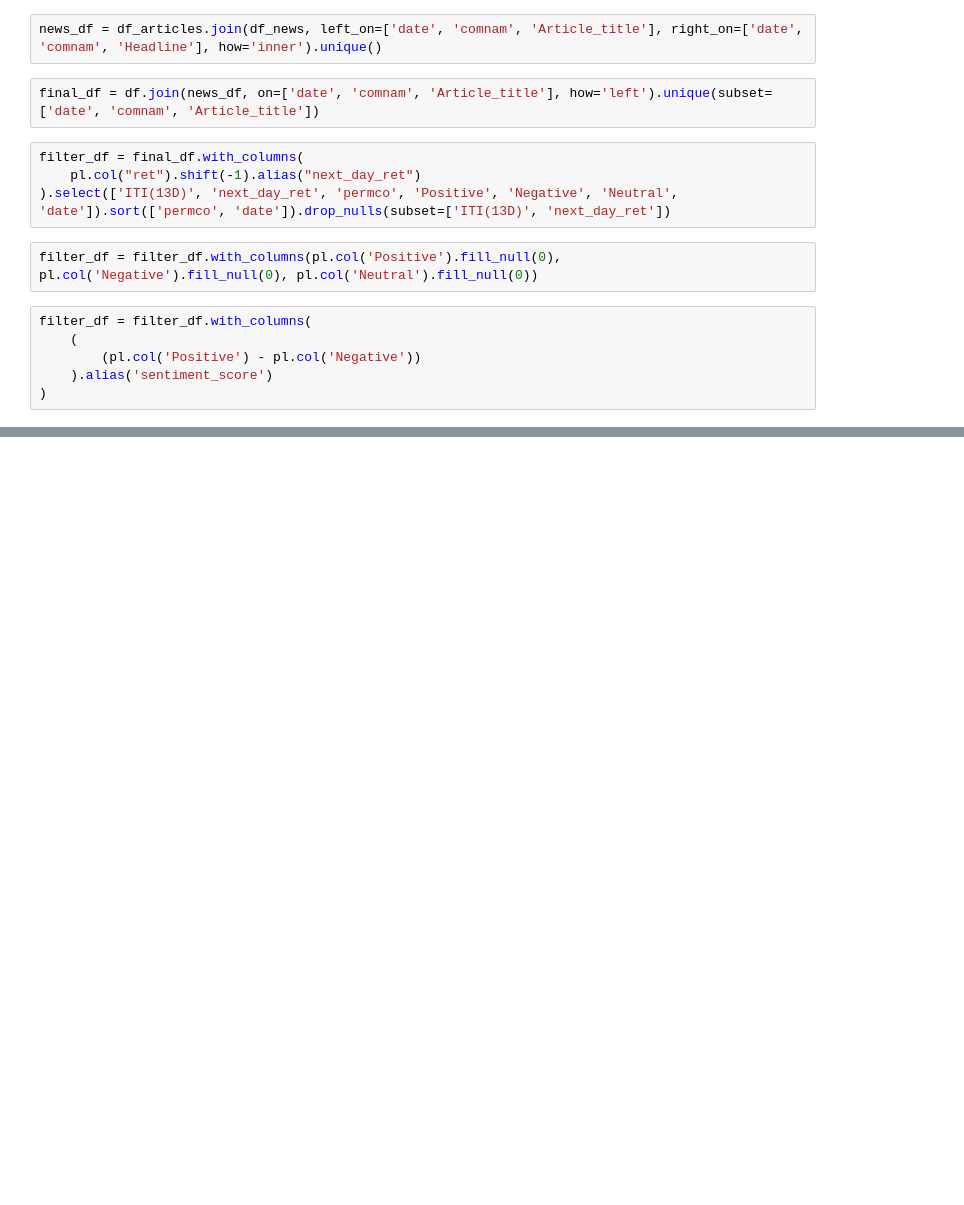
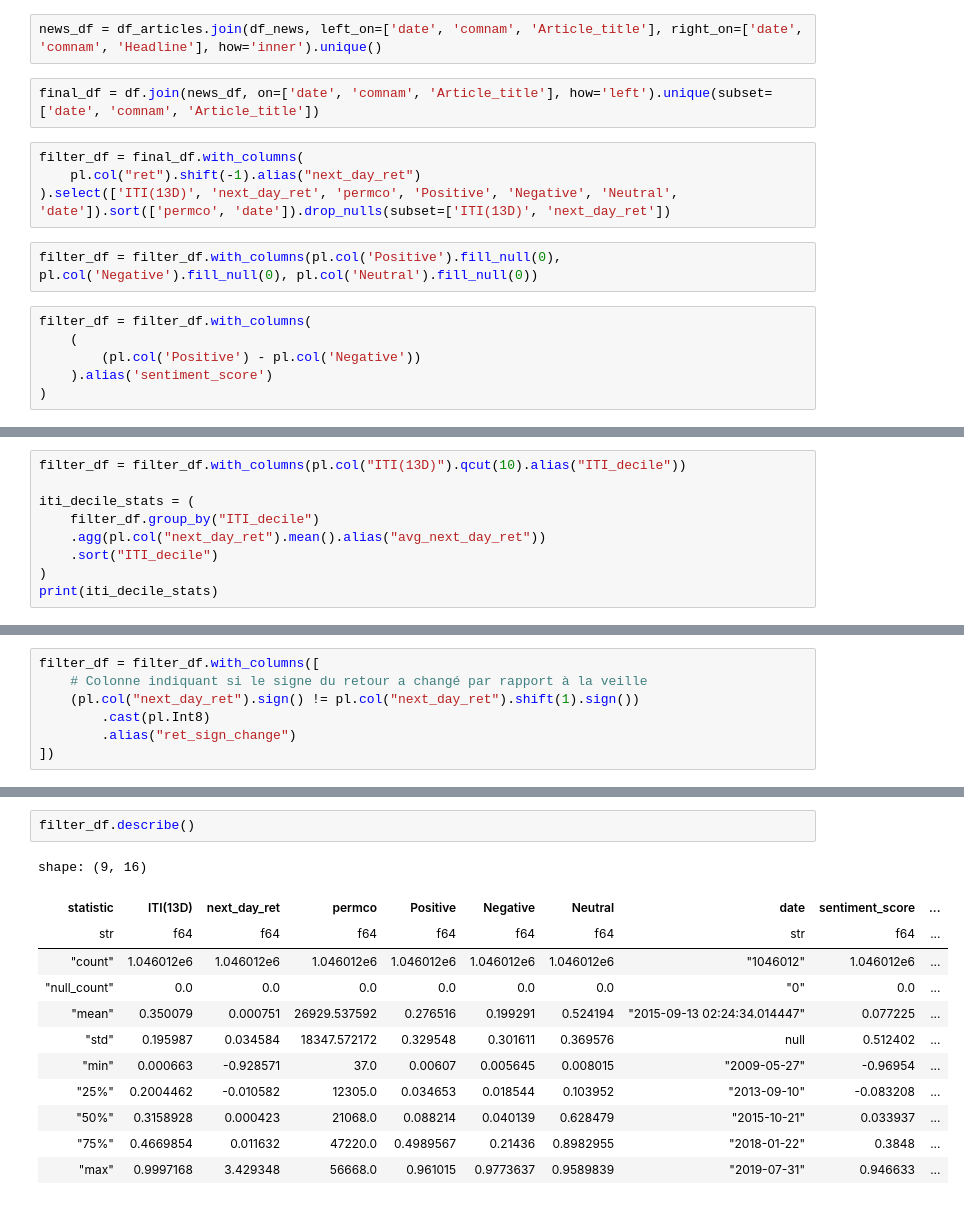
Before and after one commit to Wfiles/iti-8k-analysis, a Jupyter notebook: trading_strat.ipynb, the cells around one changed output, grey strips where cells are left out. Cells and saved outputs as stored; diff of their text form; blank space fills up the shorter version.

```diff
--- a/trading_strat.ipynb
+++ b/trading_strat.ipynb
@@ -66,0 +211,9 @@ shape: (6_742_932, 8)
+# %%
+filter_df = filter_df.with_columns(pl.col("ITI(13D)").qcut(10).alias("ITI_decile"))
+
+iti_decile_stats = (
+    filter_df.group_by("ITI_decile")
+    .agg(pl.col("next_day_ret").mean().alias("avg_next_day_ret"))
+    .sort("ITI_decile")
+)
+print(iti_decile_stats)
@@ -66,0 +238,7 @@ shape: (6_742_932, 8)
+# %%
+filter_df = filter_df.with_columns([
+    # Colonne indiquant si le signe du retour a changé par rapport à la veille
+    (pl.col("next_day_ret").sign() != pl.col("next_day_ret").shift(1).sign())
+        .cast(pl.Int8)
+        .alias("ret_sign_change")
+])
@@ -66,0 +388,15 @@ shape: (6_742_932, 8)
+# %%
+filter_df.describe()
+# %% [output]
+shape: (9, 16)
+| statistic | ITI(13D) | next_day_ret | permco | Positive | Negative | Neutral | date | sentiment_score | ... |
+| str | f64 | f64 | f64 | f64 | f64 | f64 | str | f64 | ... |
+| "count" | 1.046012e6 | 1.046012e6 | 1.046012e6 | 1.046012e6 | 1.046012e6 | 1.046012e6 | "1046012" | 1.046012e6 | ... |
+| "null_count" | 0.0 | 0.0 | 0.0 | 0.0 | 0.0 | 0.0 | "0" | 0.0 | ... |
+| "mean" | 0.350079 | 0.000751 | 26929.537592 | 0.276516 | 0.199291 | 0.524194 | "2015-09-13 02:24:34.014447" | 0.077225 | ... |
+| "std" | 0.195987 | 0.034584 | 18347.572172 | 0.329548 | 0.301611 | 0.369576 | null | 0.512402 | ... |
+| "min" | 0.000663 | -0.928571 | 37.0 | 0.00607 | 0.005645 | 0.008015 | "2009-05-27" | -0.96954 | ... |
+| "25%" | 0.2004462 | -0.010582 | 12305.0 | 0.034653 | 0.018544 | 0.103952 | "2013-09-10" | -0.083208 | ... |
+| "50%" | 0.3158928 | 0.000423 | 21068.0 | 0.088214 | 0.040139 | 0.628479 | "2015-10-21" | 0.033937 | ... |
+| "75%" | 0.4669854 | 0.011632 | 47220.0 | 0.4989567 | 0.21436 | 0.8982955 | "2018-01-22" | 0.3848 | ... |
+| "max" | 0.9997168 | 3.429348 | 56668.0 | 0.961015 | 0.9773637 | 0.9589839 | "2019-07-31" | 0.946633 | ... |
```
Also changed, not shown: parts of 19 cells of this notebook, 1 other file.
